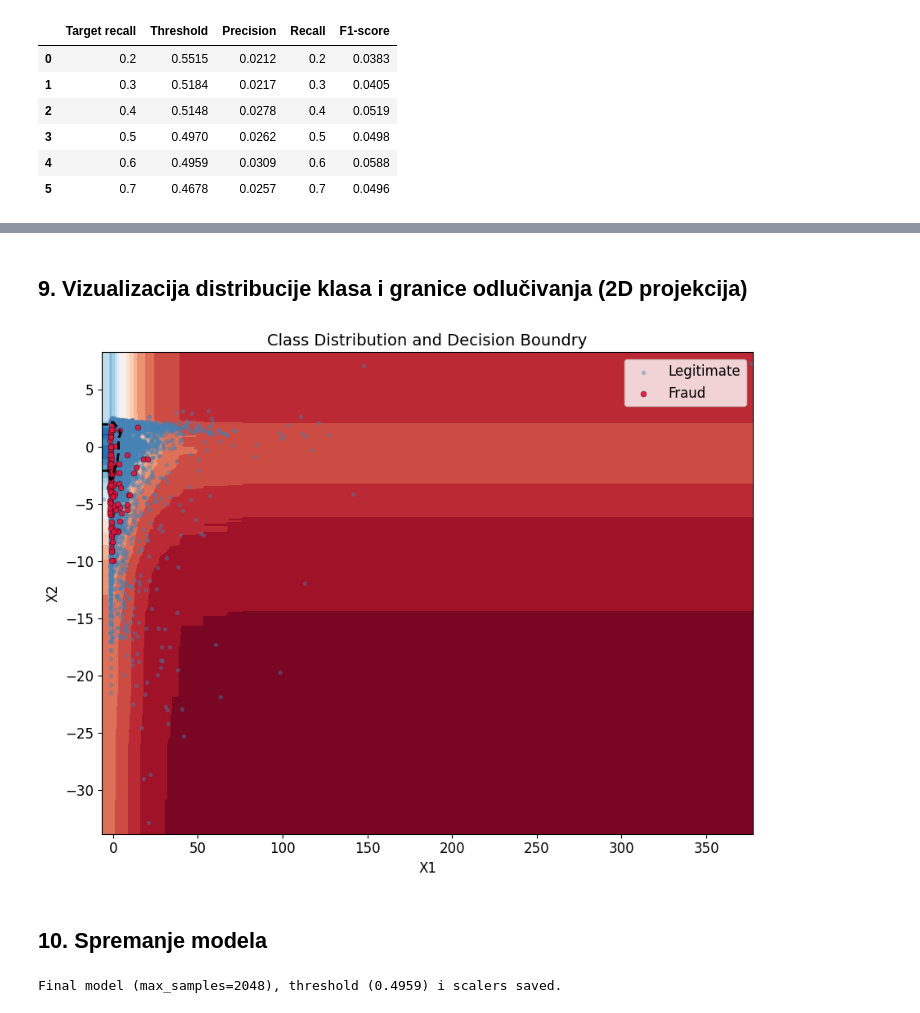
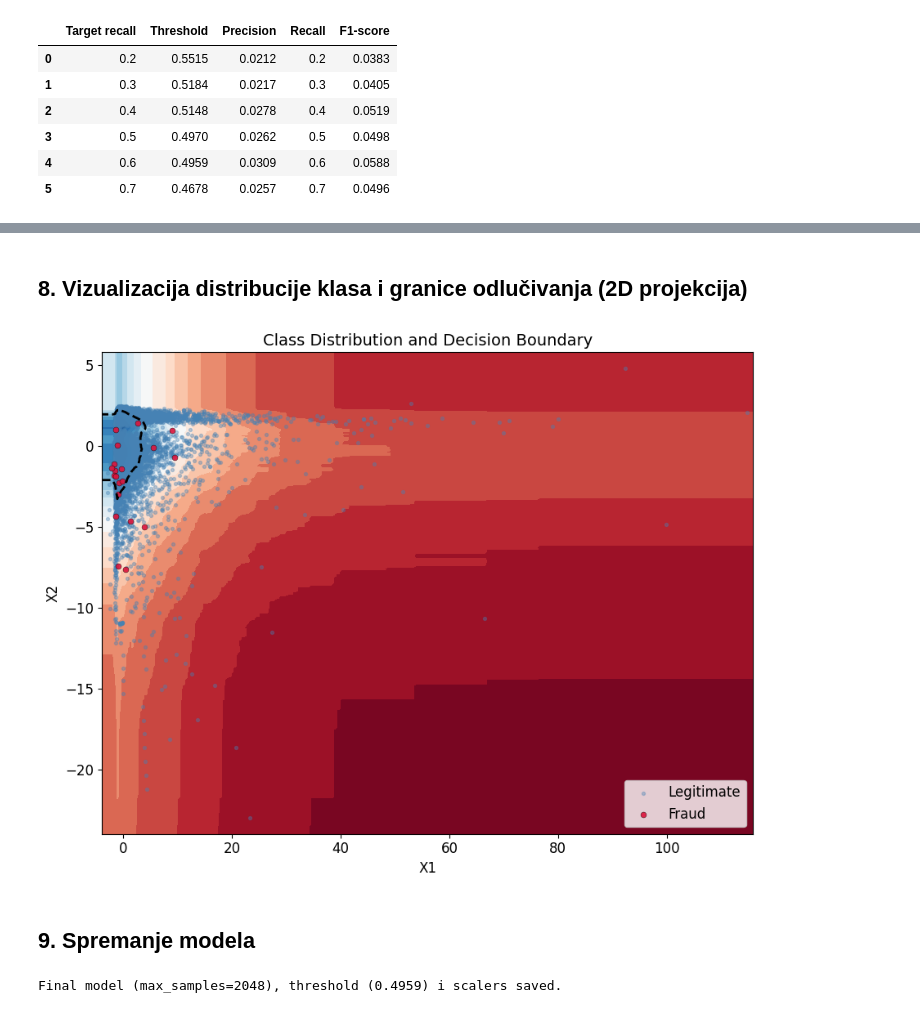
Before and after one commit to klarastankovic/anomaly-detection, a Jupyter notebook: isolation-forest/isolation_forest.ipynb, the cells around one changed output, grey strips where cells are left out. Saved outputs shown, nothing was run; the diff lists cells and outputs as text; code cells hidden in the pictures.

Commit message:
Fix 2d visualisation in isolation forest

```diff
--- a/isolation-forest/isolation_forest.ipynb
+++ b/isolation-forest/isolation_forest.ipynb
@@ -438,41 +380,42 @@ plt.show()
 # %% [markdown]
-## 9. Vizualizacija distribucije klasa i granice odlučivanja (2D projekcija)
+## 8. Vizualizacija distribucije klasa i granice odlučivanja (2D projekcija)
 # %%
 visual_pca = PCA(n_components=2, random_state=RANDOM_STATE)
 X_train_2d = visual_pca.fit_transform(X_train)
+X_val_2d = visual_pca.transform(X_val)
 X_test_2d = visual_pca.transform(X_test)
 
 iso_forest_2d = IsolationForest(
     n_estimators=200,
     contamination='auto',
     random_state=RANDOM_STATE
 )
 iso_forest_2d.fit(X_train_2d)
 
-x_min, x_max = X_test_2d[:, 0].min() - 1, X_test_2d[:, 0].max() + 1
-y_min, y_max = X_test_2d[:, 1].min() - 1, X_test_2d[:, 1].max() + 1
+x_min, x_max = X_val_2d[:, 0].min() - 1, X_val_2d[:, 0].max() + 1
+y_min, y_max = X_val_2d[:, 1].min() - 1, X_val_2d[:, 1].max() + 1
 xx, yy = np.meshgrid(np.linspace(x_min, x_max, 300), np.linspace(y_min, y_max, 300))
 Z = iso_forest_2d.decision_function(np.c_[xx.ravel(), yy.ravel()])
 Z = Z.reshape(xx.shape)
 
 plt.figure(figsize=(9, 7))
 plt.contourf(xx, yy, Z, levels=20, cmap='RdBu')
 plt.contour(xx, yy, Z, levels=[0], linewidths=2, colors='black', linestyles='dashed')
 
-y_test_arr = y_test.values
-plt.scatter(X_test_2d[y_test_arr == 0, 0], X_test_2d[y_test_arr == 0, 1],
+y_val_arr = y_val.values
+plt.scatter(X_val_2d[y_val_arr == 0, 0], X_val_2d[y_val_arr == 0, 1],
             c='steelblue', s=8, alpha=0.35, label='Legitimate')
-plt.scatter(X_test_2d[y_test_arr == 1, 0], X_test_2d[y_test_arr == 1, 1],
+plt.scatter(X_val_2d[y_val_arr == 1, 0], X_val_2d[y_val_arr == 1, 1],
             c='crimson', s=25, alpha=0.9, label='Fraud', edgecolors='k', linewidths=0.3)
 
 plt.xlabel('X1')
 plt.ylabel('X2')
-plt.title('Class Distribution and Decision Boundry')
+plt.title('Class Distribution and Decision Boundary')
 plt.legend()
 plt.tight_layout()
 plt.show()
 # %% [output]
-[figure, old version]
+[figure, new version]
 # %% [markdown]
-## 10. Spremanje modela
+## 9. Spremanje modela
 # %%
```
Also changed, not shown: parts of 6 cells of this notebook, 3 other files.
